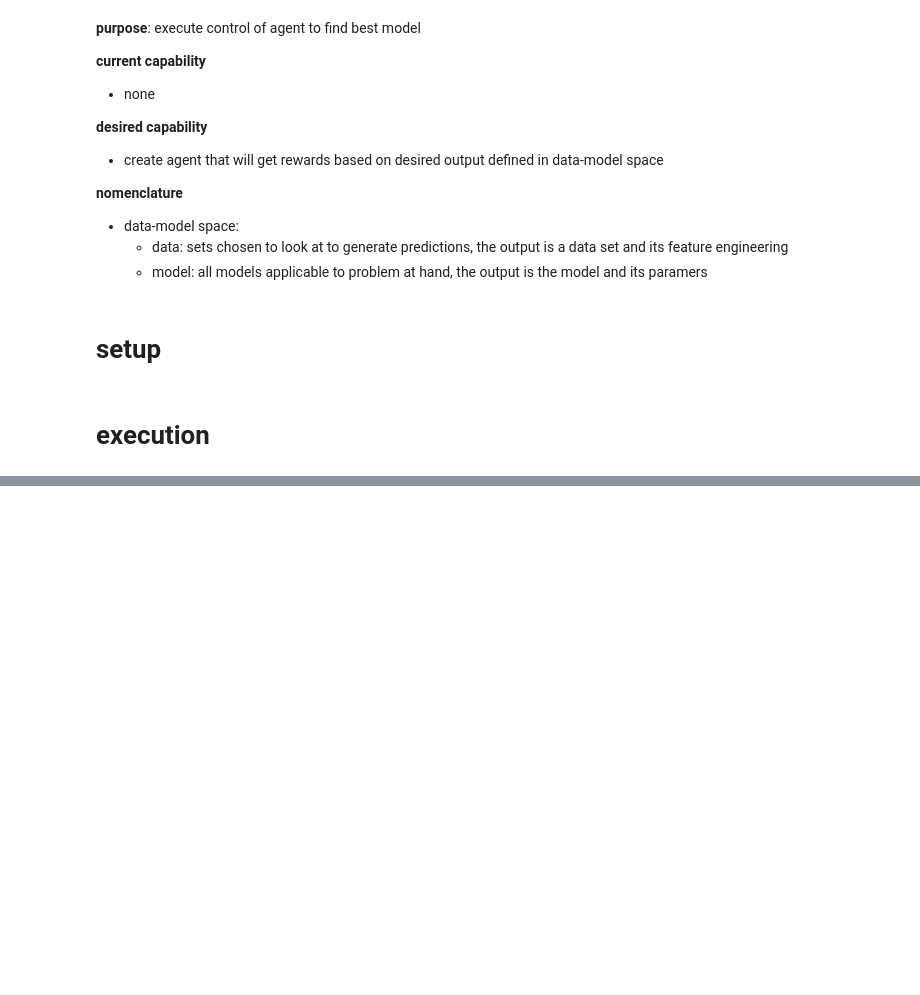
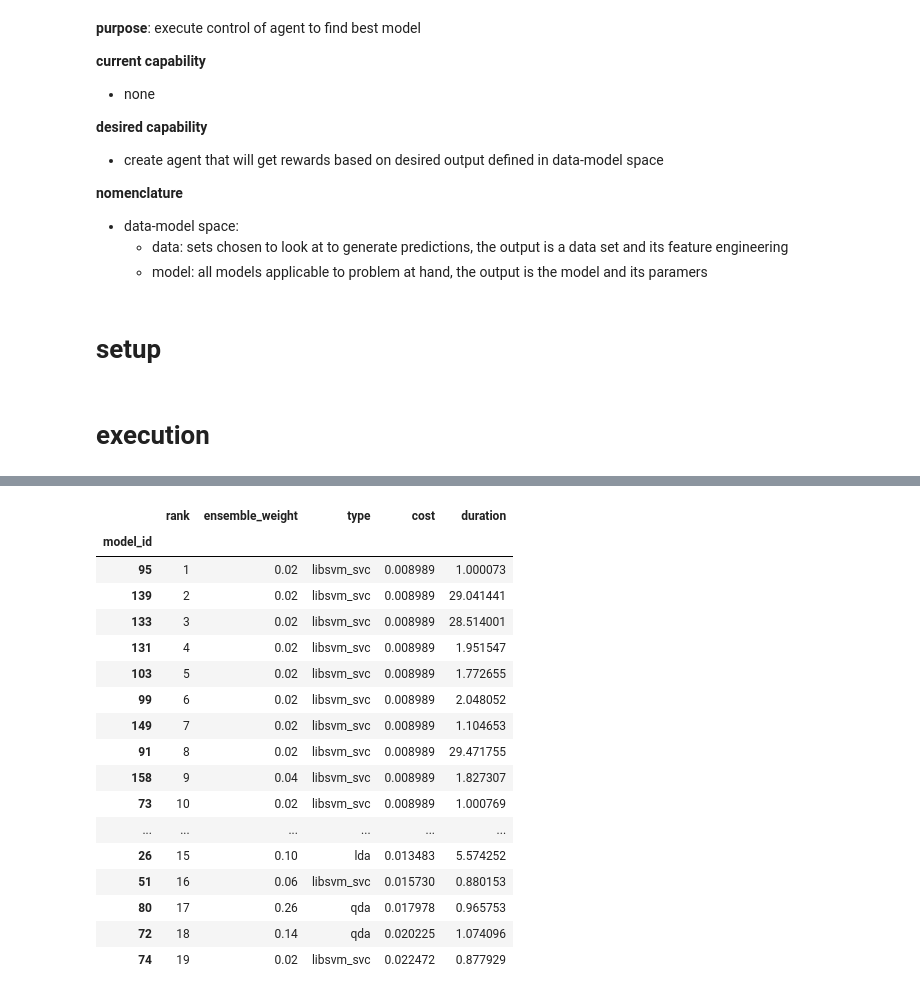
Before and after one commit to xvanov/kagglai, a Jupyter notebook: master_executor.ipynb, the cells around one changed output, grey strips where cells are left out. Saved outputs shown, nothing was run; the diff lists cells and outputs as text; code cells hidden in the pictures; blank space fills up the shorter version.

```diff
--- a/master_executor.ipynb
+++ b/master_executor.ipynb
@@ -21,0 +42,21 @@ import pandas as pd
+# %%
+automl.leaderboard()
+# %% [output]
+|  | rank | ensemble_weight | type | cost | duration |
+| model_id |  |  |  |  |  |
+| 95 | 1 | 0.02 | libsvm_svc | 0.008989 | 1.000073 |
+| 139 | 2 | 0.02 | libsvm_svc | 0.008989 | 29.041441 |
+| 133 | 3 | 0.02 | libsvm_svc | 0.008989 | 28.514001 |
+| 131 | 4 | 0.02 | libsvm_svc | 0.008989 | 1.951547 |
+| 103 | 5 | 0.02 | libsvm_svc | 0.008989 | 1.772655 |
+| 99 | 6 | 0.02 | libsvm_svc | 0.008989 | 2.048052 |
+| 149 | 7 | 0.02 | libsvm_svc | 0.008989 | 1.104653 |
+| 91 | 8 | 0.02 | libsvm_svc | 0.008989 | 29.471755 |
+| 158 | 9 | 0.04 | libsvm_svc | 0.008989 | 1.827307 |
+| 73 | 10 | 0.02 | libsvm_svc | 0.008989 | 1.000769 |
+| ... | ... | ... | ... | ... | ... |
+| 26 | 15 | 0.10 | lda | 0.013483 | 5.574252 |
+| 51 | 16 | 0.06 | libsvm_svc | 0.015730 | 0.880153 |
+| 80 | 17 | 0.26 | qda | 0.017978 | 0.965753 |
+| 72 | 18 | 0.14 | qda | 0.020225 | 1.074096 |
+| 74 | 19 | 0.02 | libsvm_svc | 0.022472 | 0.877929 |
```
Also changed, not shown: parts of 6 cells of this notebook.
